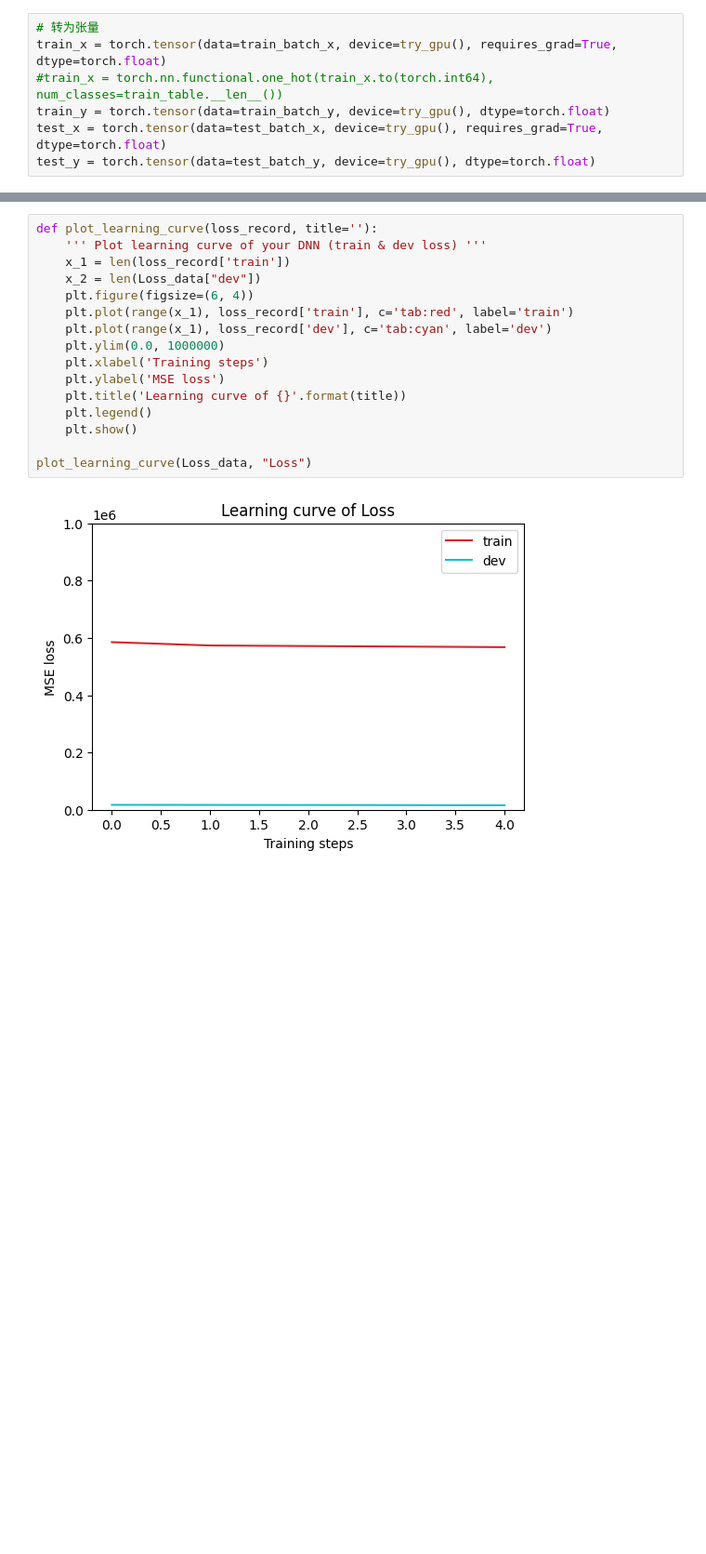
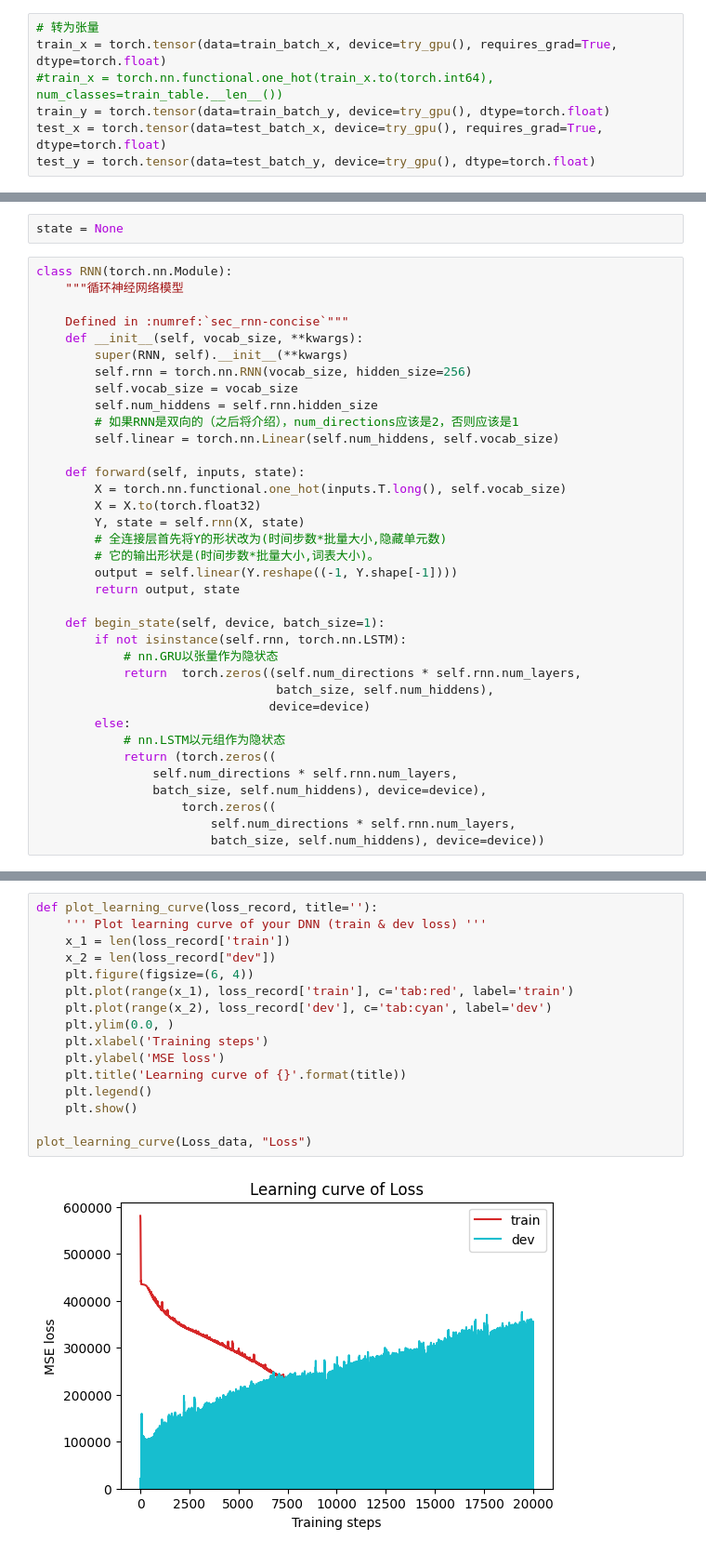
Before and after one commit to SongZihui-sudo/deeplearning, a Jupyter notebook: 循环神经网络.ipynb, the cells around one changed output, grey strips where cells are left out. Shown at 93% size. Cells and saved outputs as stored; diff of their text form; blank space fills up the shorter version.

```diff
--- a/循环神经网络.ipynb
+++ b/循环神经网络.ipynb
@@ -239 +234,39 @@ class RNN(torch.nn.Module):
+# %%
+state = None
+# %%
+class RNN(torch.nn.Module):
+    """循环神经网络模型
+
+    Defined in :numref:`sec_rnn-concise`"""
+    def __init__(self, vocab_size, **kwargs):
+        super(RNN, self).__init__(**kwargs)
+        self.rnn = torch.nn.RNN(vocab_size, hidden_size=256)
+        self.vocab_size = vocab_size
+        self.num_hiddens = self.rnn.hidden_size
+        # 如果RNN是双向的（之后将介绍），num_directions应该是2，否则应该是1
+        self.linear = torch.nn.Linear(self.num_hiddens, self.vocab_size)
+
+    def forward(self, inputs, state):
+        X = torch.nn.functional.one_hot(inputs.T.long(), self.vocab_size)
+        X = X.to(torch.float32)
+        Y, state = self.rnn(X, state)
+        # 全连接层首先将Y的形状改为(时间步数*批量大小,隐藏单元数)
+        # 它的输出形状是(时间步数*批量大小,词表大小)。
+        output = self.linear(Y.reshape((-1, Y.shape[-1])))
+        return output, state
+
+    def begin_state(self, device, batch_size=1):
+        if not isinstance(self.rnn, torch.nn.LSTM):
+            # nn.GRU以张量作为隐状态
+            return  torch.zeros((self.num_directions * self.rnn.num_layers,
+                                 batch_size, self.num_hiddens),
+                                device=device)
+        else:
+            # nn.LSTM以元组作为隐状态
+            return (torch.zeros((
+                self.num_directions * self.rnn.num_layers,
+                batch_size, self.num_hiddens), device=device),
+                    torch.zeros((
+                        self.num_directions * self.rnn.num_layers,
+                        batch_size, self.num_hiddens), device=device))
 # %%
@@ -299,18 +330,18 @@ print(len(Loss_data['dev']))
 # %%
 def plot_learning_curve(loss_record, title=''):
     ''' Plot learning curve of your DNN (train & dev loss) '''
     x_1 = len(loss_record['train'])
-    x_2 = len(Loss_data["dev"])
+    x_2 = len(loss_record["dev"])
     plt.figure(figsize=(6, 4))
     plt.plot(range(x_1), loss_record['train'], c='tab:red', label='train')
-    plt.plot(range(x_1), loss_record['dev'], c='tab:cyan', label='dev')
-    plt.ylim(0.0, 1000000)
+    plt.plot(range(x_2), loss_record['dev'], c='tab:cyan', label='dev')
+    plt.ylim(0.0, )
     plt.xlabel('Training steps')
     plt.ylabel('MSE loss')
     plt.title('Learning curve of {}'.format(title))
     plt.legend()
     plt.show()
 
 plot_learning_curve(Loss_data, "Loss")
 # %% [output]
-[figure, old version]
+[figure, new version]
```
Also changed, not shown: parts of 11 cells of this notebook, 45 other files.
